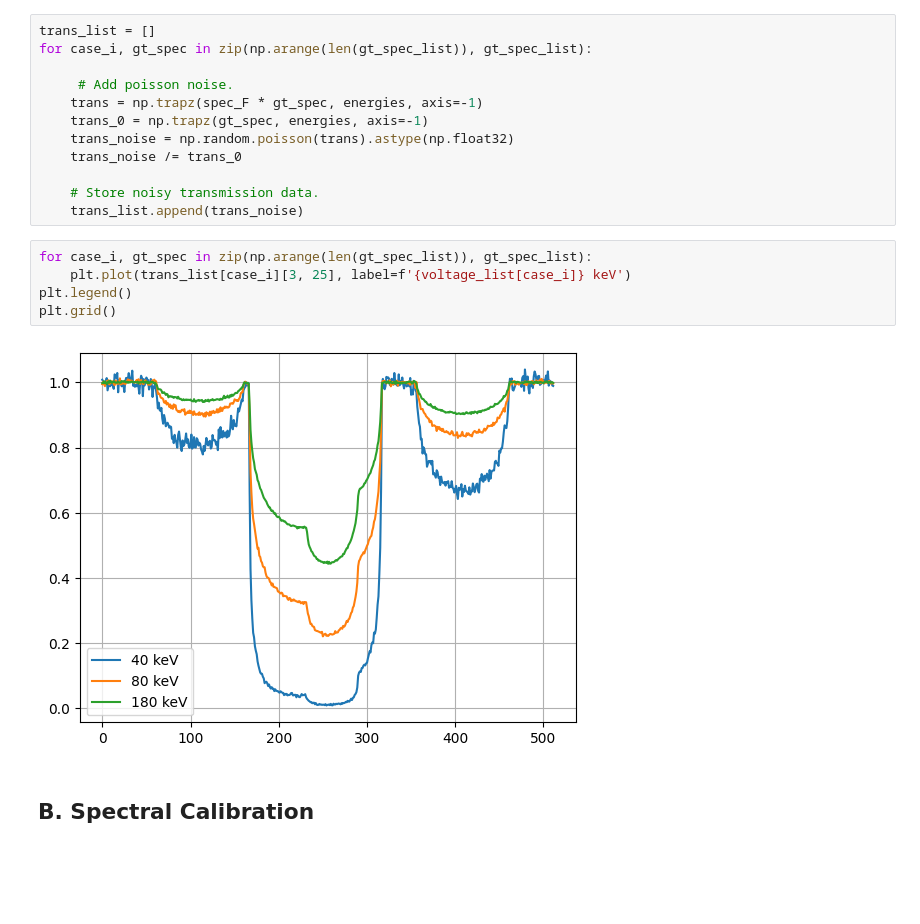
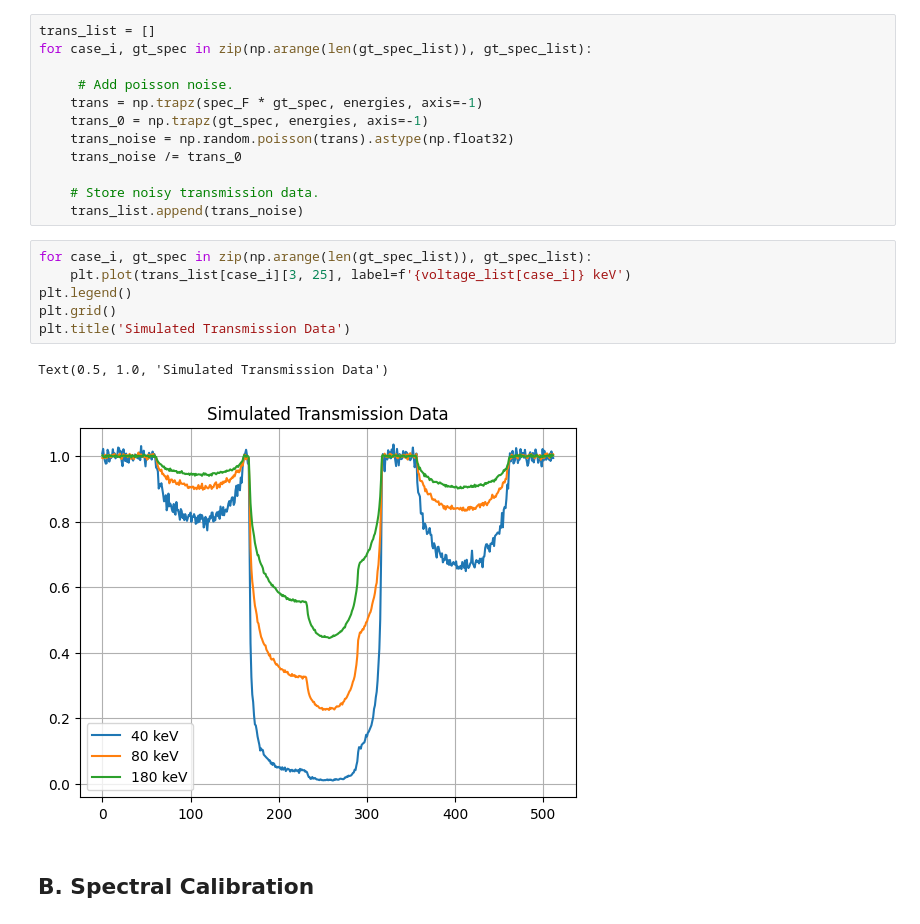
Before and after one commit to cabouman/xcal, a Jupyter notebook: examples/T01_MBSC_LEAP_RS_3Volt_1Filter_1Detector_4Sample.ipynb, the cells around one changed output. Saved outputs shown, nothing was run; the diff lists cells and outputs as text; blank space fills up the shorter version.

```diff
--- a/examples/T01_MBSC_LEAP_RS_3Volt_1Filter_1Detector_4Sample.ipynb
+++ b/examples/T01_MBSC_LEAP_RS_3Volt_1Filter_1Detector_4Sample.ipynb
@@ -326,10 +328,12 @@ for case_i, gt_spec in zip(np.arange(len(gt_spec_list)), gt_spec_list):
 # %%
 for case_i, gt_spec in zip(np.arange(len(gt_spec_list)), gt_spec_list):
     plt.plot(trans_list[case_i][3, 25], label=f'{voltage_list[case_i]} keV')
 plt.legend()
 plt.grid()
+plt.title('Simulated Transmission Data')
 # %% [output]
+Text(0.5, 1.0, 'Simulated Transmission Data')
-[figure, old version]
+[figure, new version]
 # %% [markdown]
 ## B. Spectral Calibration
 # %% [markdown]
```
Also changed, not shown: parts of 18 cells of this notebook, 1 other file.
